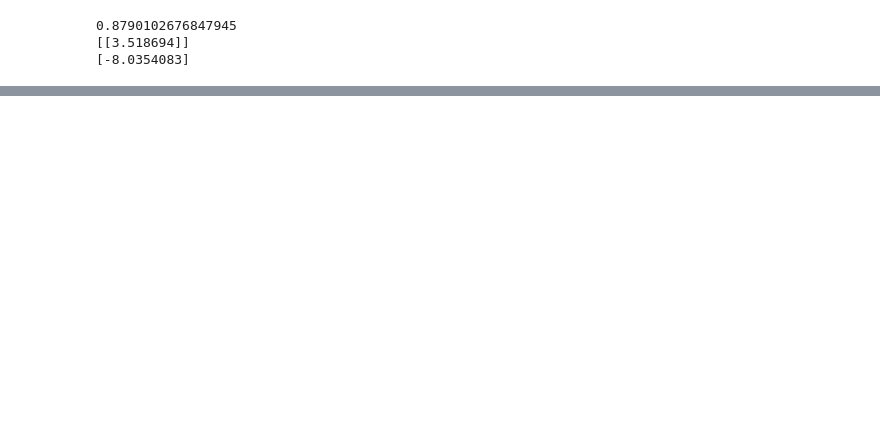
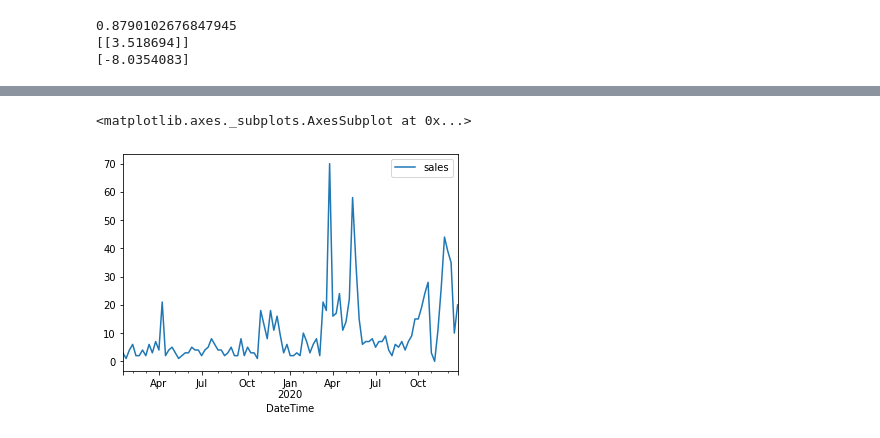
Before and after one commit to katarzynasornat/time_series_prediction, a Jupyter notebook: Master_exploration.ipynb, the cells around one changed output, grey strips where cells are left out. Saved outputs shown, nothing was run; the diff lists cells and outputs as text; code cells hidden in the pictures; blank space fills up the shorter version.

```diff
--- a/Master_exploration.ipynb
+++ b/Master_exploration.ipynb
@@ -308,0 +391,5 @@ class TimeSeries(object):
+# %%
+series.plot()
+# %% [output]
+<matplotlib.axes._subplots.AxesSubplot at 0x...>
+[figure, added]
```
Also changed, not shown: parts of 42 cells of this notebook, 1 other file.
